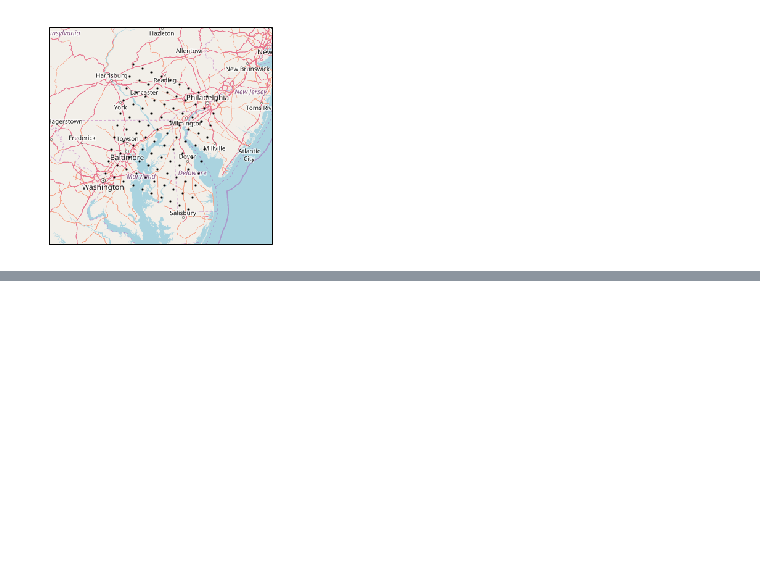
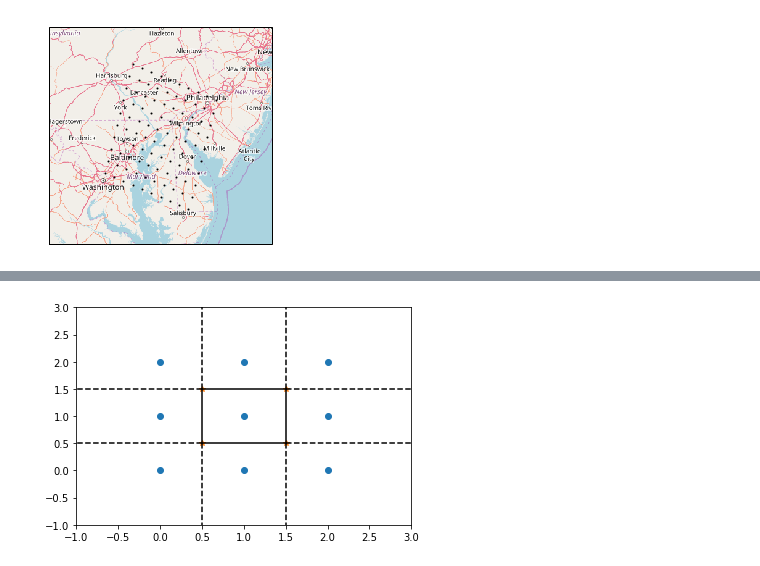
Before and after one commit to orthorhombic/two-body, a Jupyter notebook: Lat-Lon Grid.ipynb, the cells around one changed output, grey strips where cells are left out. Cells and saved outputs as stored; diff of their text form; code cells hidden in the pictures; blank space fills up the shorter version.

Commit message:
Voronoi in progress

```diff
--- a/Lat-Lon Grid.ipynb
+++ b/Lat-Lon Grid.ipynb
@@ -156,0 +315,73 @@ dfTempGrid['CorrLat']=dfTempGrid['Lat']+afDest1[1]
+# %%
+#Voronoi experimentation
+import matplotlib.pyplot as plt
+import numpy as np
+import shapely
+
+points = np.array([[0, 0], [0, 1], [0, 2], [1, 0], [1, 1], [1, 2],
+                    [2, 0], [2, 1], [2, 2]])
+from scipy.spatial import Voronoi, voronoi_plot_2d
+vor = Voronoi(points)
+
+
+#voronoi_plot_2d(vor)
+
+#vor.points
+#vor.vertices
+
+for i in range(len(vor.points)): #Index of the Voronoi region for each input point
+    print ('Point Coord: ' + str(vor.points[i]))
+    print ('Region: '+str(vor.point_region[i]))
+    print ('Region vertices (indexes): '+str(vor.regions[vor.point_region[i]]))
+    for j in vor.regions[vor.point_region[i]]:
+        if j == -1:
+            print ('No Vertex')
+        else:
+            print ('Vertex: '+str(vor.vertices[j]))
+    print (' ')
+
+#pass list of points for creating polygon
+#poly=shapely.geometry.Polygon(vor.vertices[[3,2,0,1]])
+#print(vor.vertices[[3,2,0,1]])
+#print(poly.wkt)  # prints: 'POLYGON ((0 0, 1 0, 1 1, 0 1, 0 0))'
+
+
+#https://docs.scipy.org/doc/scipy/reference/tutorial/spatial.html
+plt.plot(points[:, 0], points[:, 1], 'o') #points
+plt.plot(vor.vertices[:, 0], vor.vertices[:, 1], '*') #vertices
+plt.xlim(-1, 3); plt.ylim(-1, 3)
+
+for simplex in vor.ridge_vertices:
+    simplex = np.asarray(simplex)
+    #print (simplex)
+    #print (np.all(simplex >= 0)) #check if ridge vertex is finite
+    if np.all(simplex >= 0): #plot only lines with finite vertices
+        #select point from vertices (real space) array using index from  ridge vertices(index)
+        plt.plot(vor.vertices[simplex, 0], vor.vertices[simplex, 1], 'k-')
+
+#pointidx = np.asarray([0, 1]) #horizontal line #indicies of points
+#pointidx = np.asarray([0, 3]) #vertical line #indicies of points
+#simplex = np.asarray([-1, 0]) #indices of voronoi vertices
+center = points.mean(axis=0)
+for pointidx, simplex in zip(vor.ridge_points, vor.ridge_vertices):
+    #print (pointidx, simplex)# indicies of points, indices of voronoi vertices
+    simplex = np.asarray(simplex)
+    if np.any(simplex < 0): #only compute for infinite ridges
+        i = simplex[simplex >= 0][0] # finite end Voronoi vertex
+        t = points[pointidx[1]] - points[pointidx[0]]  # tangent vector
+        t = t / np.linalg.norm(t) #normalize the vector
+        n = np.array([-t[1], t[0]]) # normal vector
+        midpoint = points[pointidx].mean(axis=0)
+         # determine sign for direction, create 100 unit vector following normal from the voronoi vertex
+        far_point = vor.vertices[i] + np.sign(np.dot(midpoint - center, n)) * n * 100
+        plt.plot([vor.vertices[i,0], far_point[0]],
+                 [vor.vertices[i,1], far_point[1]], 'k--')
+
+
+
+#ridge_points	(ndarray of ints, shape (nridges, 2)) Indices of the points between which each Voronoi ridge lies.
+#each pair of indices defines endpoints of the line seqment normal to the ridge
+
+#ridge_vertices	(list of list of ints, shape (nridges, *)) Indices of the Voronoi vertices forming each Voronoi ridge.
+#each pair of indices defines endpoints of ridge, -1 means infinite and needs calculating
+# %% [output]
@@ -156,0 +405 @@ dfTempGrid['CorrLat']=dfTempGrid['Lat']+afDest1[1]
+[figure, added]
```
Also changed, not shown: parts of 12 cells of this notebook.
